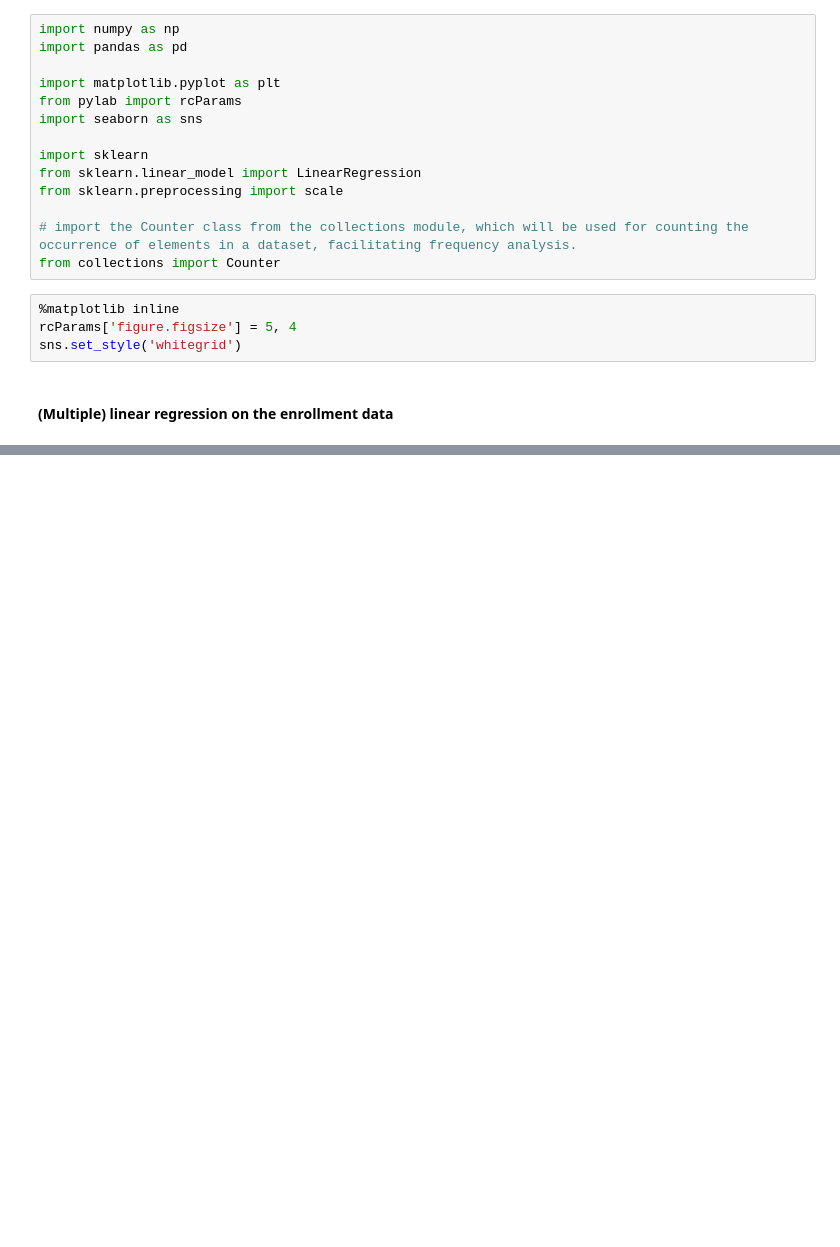
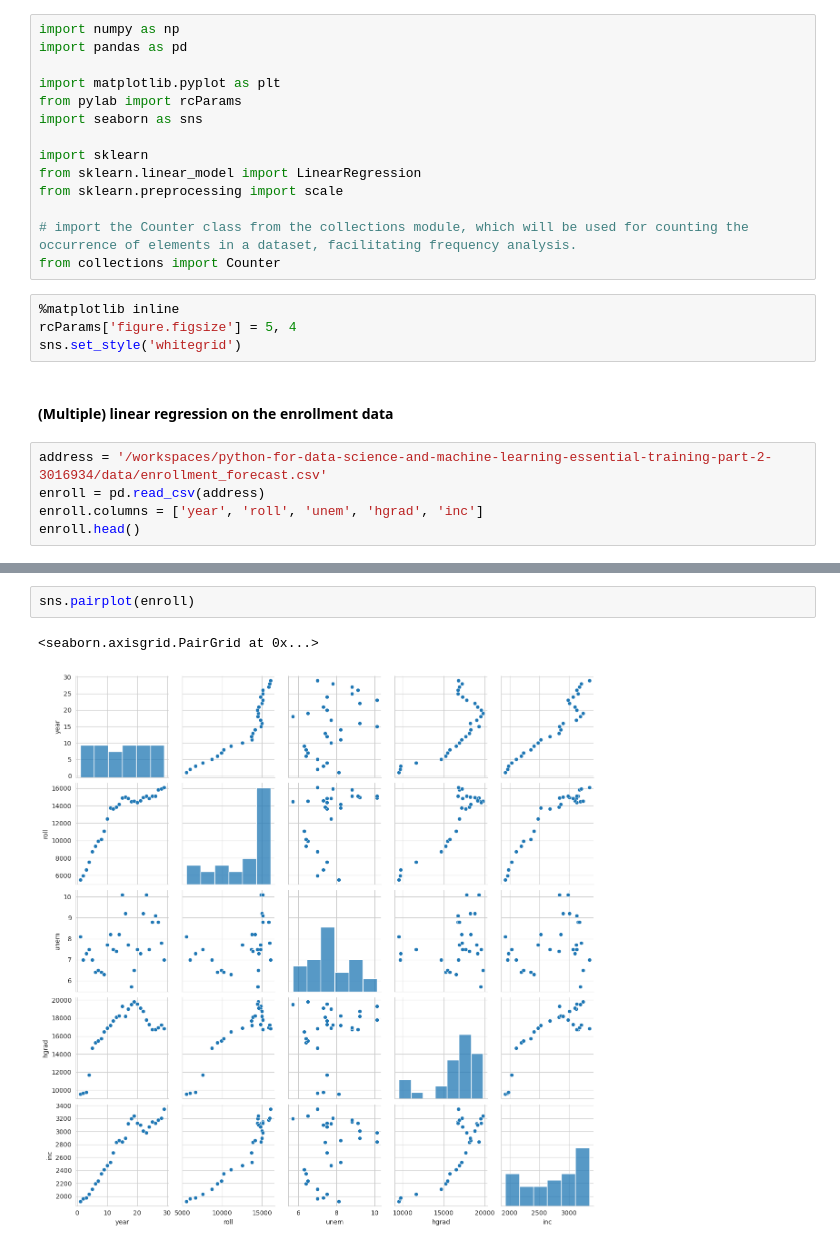
Before and after one commit to flvyu/python-for-data-science-and-machine-learning-essential-training-part-2-3016934, a Jupyter notebook: notebooks/02_02_b.ipynb, the cells around one changed output, grey strips where cells are left out. Cells and saved outputs as stored; diff of their text form; blank space fills up the shorter version.

```diff
--- a/notebooks/02_02_b.ipynb
+++ b/notebooks/02_02_b.ipynb
@@ -20,3 +20,8 @@ rcParams['figure.figsize'] = 5, 4
 sns.set_style('whitegrid')
 # %% [markdown]
 #### (Multiple) linear regression on the enrollment data
+# %%
+address = '/workspaces/python-for-data-science-and-machine-learning-essential-training-part-2-3016934/data/enrollment_forecast.csv'
+enroll = pd.read_csv(address)
+enroll.columns = ['year', 'roll', 'unem', 'hgrad', 'inc']
+enroll.head()
@@ -22,0 +35,5 @@ sns.set_style('whitegrid')
+# %%
+sns.pairplot(enroll)
+# %% [output]
+<seaborn.axisgrid.PairGrid at 0x...>
+[figure, added]
```
Also changed, not shown: parts of 5 cells of this notebook.
